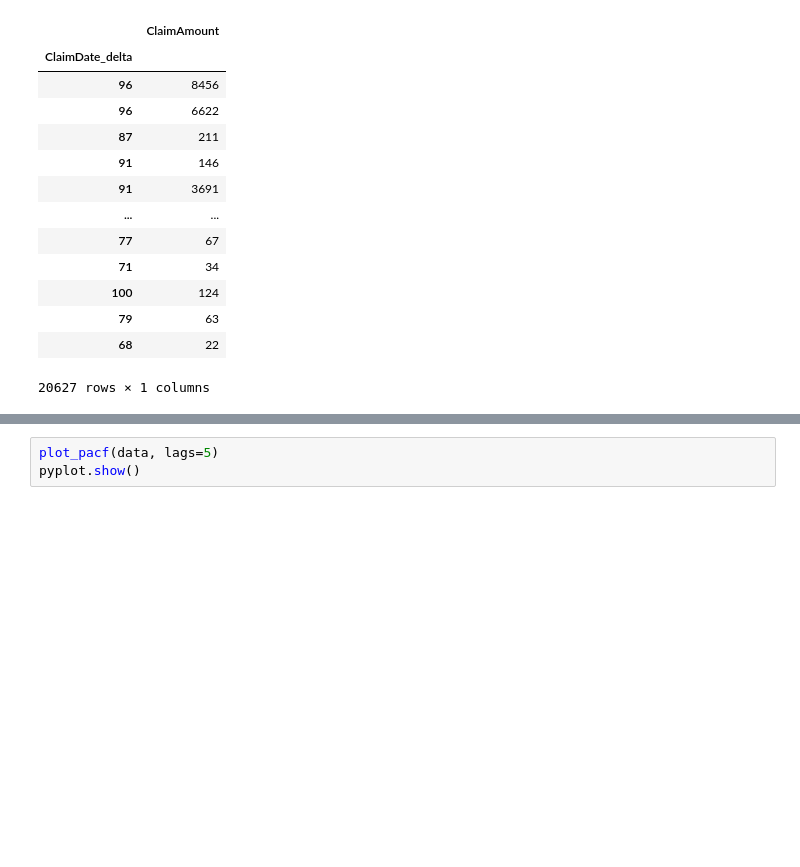
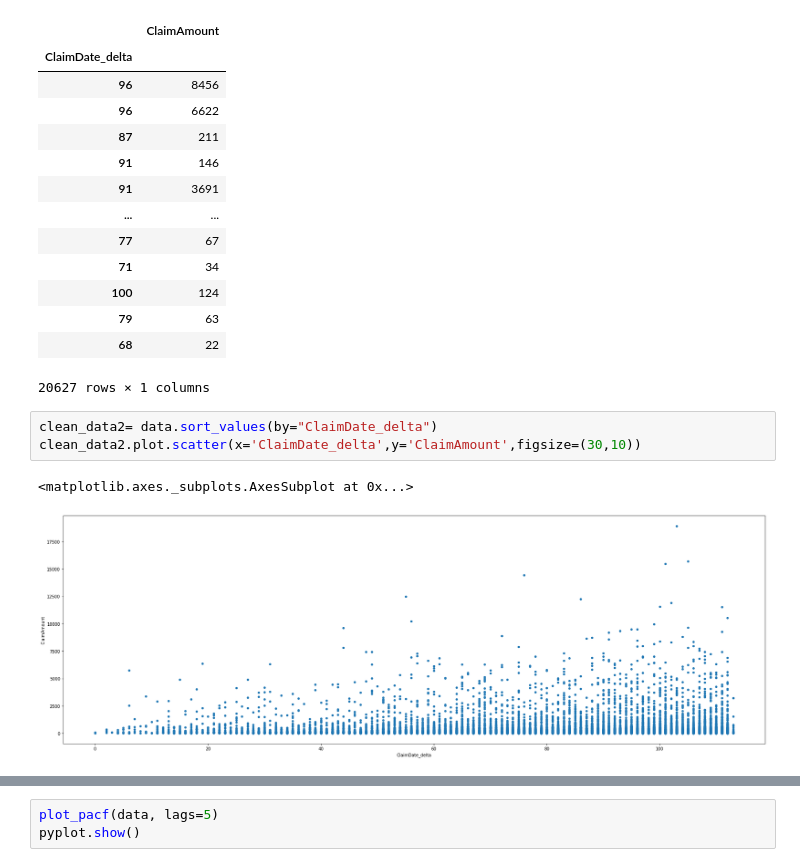
Before and after one commit to ConnorSprague/insurance-claim-forecast, a Jupyter notebook: Untitled.ipynb, the cells around one changed output, grey strips where cells are left out. Cells and saved outputs as stored; diff of their text form; blank space fills up the shorter version.

```diff
--- a/Untitled.ipynb
+++ b/Untitled.ipynb
@@ -86,6 +86,12 @@ data
 | 79 | 63 |
 | 68 | 22 |
 20627 rows × 1 columns
+# %%
+clean_data2= data.sort_values(by="ClaimDate_delta")
+clean_data2.plot.scatter(x='ClaimDate_delta',y='ClaimAmount',figsize=(30,10))
+# %% [output]
+<matplotlib.axes._subplots.AxesSubplot at 0x...>
+[figure, added]
 # %%
 from pandas import read_csv
 import pandas as pd
```
Also changed, not shown: parts of 2 cells of this notebook.
